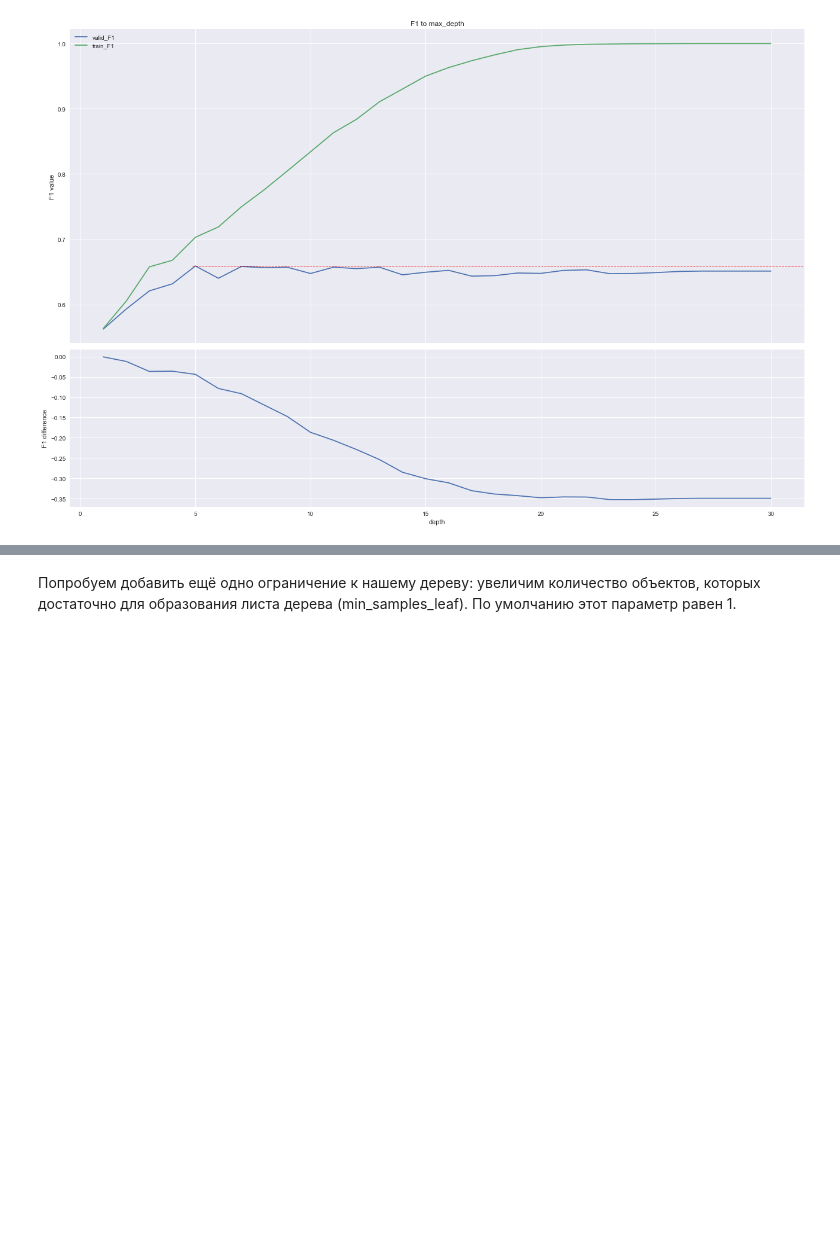
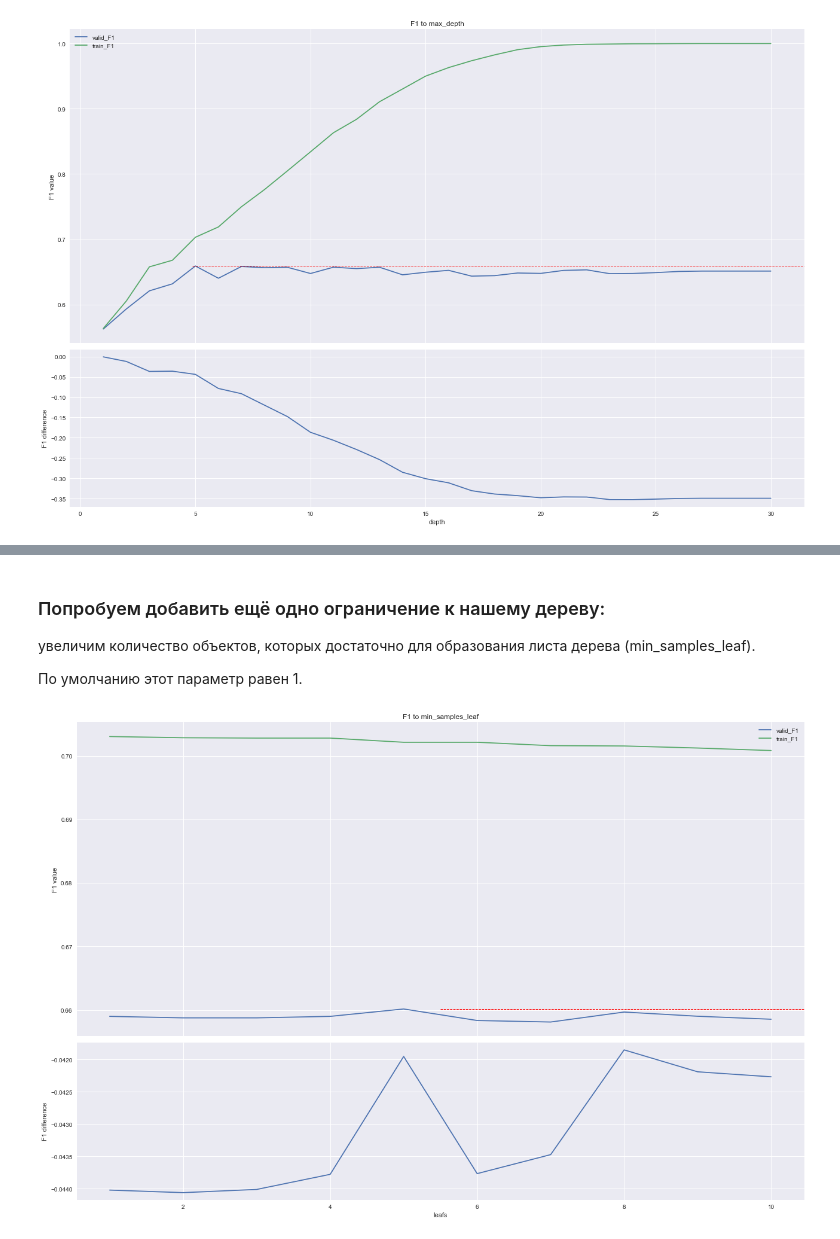
Before and after one commit to Chepell/SF_DS_Pro, a Jupyter notebook: ML-5/validation_.ipynb, the cells around one changed output, grey strips where cells are left out. Saved outputs shown, nothing was run; the diff lists cells and outputs as text; code cells hidden in the pictures; blank space fills up the shorter version.

```diff
--- a/ML-5/validation_.ipynb
+++ b/ML-5/validation_.ipynb
@@ -781,2 +784,5 @@ plt.show()
 # %% [markdown]
-Попробуем добавить ещё одно ограничение к нашему дереву: увеличим количество объектов, которых достаточно для образования листа дерева (min_samples_leaf). По умолчанию этот параметр равен 1.
+### Попробуем добавить ещё одно ограничение к нашему дереву:
+увеличим количество объектов, которых достаточно для образования листа дерева (min_samples_leaf).
+
+По умолчанию этот параметр равен 1.
@@ -782,0 +794,25 @@ plt.show()
+# %%
+for i in f1_map['leafs']:
+    model = tree.DecisionTreeClassifier(
+        criterion='entropy', # критерий информативности
+        max_depth=5, # ограничиваем глубину дерева
+        min_samples_leaf=i,
+        random_state=42, # генератор случайных чисел
+        class_weight='balanced' # веса классов
+    )
+
+    # Создаём объект кросс-валидатора k-fold со стратификацией
+    skf = model_selection.StratifiedKFold(n_splits=5)
+
+    # Считаем метрики на кросс-валидации k-fold со стратификацией
+    cv_metrics = model_selection.cross_validate(
+        estimator=model, # модель
+        X=X, # матрица наблюдений X
+        y=y, # вектор ответов y
+        cv=skf, # кросс-валидатор
+        scoring='f1', # метрика
+        return_train_score=True # подсчёт метрики на тренировочных фолдах
+    )
+
+    f1_map['train_F1'].append(np.mean(cv_metrics['train_score']))
+    f1_map['valid_F1'].append(np.mean(cv_metrics['test_score']))
@@ -782,0 +824,21 @@ plt.show()
+# %%
+valid_max = f1_df['valid_F1'].max()
+leafs_for_max = f1_df['leafs'].loc[f1_df['valid_F1'].idxmax()]
+# %%
+# Визуализируем метрики при различных значениях глубины дерева
+fig, ax = plt.subplots(2, 1, figsize=(18, 12), sharex=True, gridspec_kw={'height_ratios': [2, 1]}) # фигура + координатная плоскость
+sns.lineplot(data=f1_df, x='leafs', y='valid_F1', ax=ax[0])
+sns.lineplot(data=f1_df, x='leafs', y='train_F1', ax=ax[0])
+ax[0].set_title('F1 to min_samples_leaf')
+ax[0].set_ylabel('F1 value')
+ax[0].legend(labels=['valid_F1', 'train_F1'])
+
+ax[0].axhline(y=valid_max, xmin=leafs_for_max / f1_df['leafs'].max(), xmax=1, ls='--', c='red', lw=1)
+
+sns.lineplot(data=f1_df, x='leafs', y='f1_diff', ax=ax[1])
+ax[1].set_ylabel('F1 difference')
+
+plt.tight_layout()
+plt.show()
+# %% [output]
+[figure, added]
```
Also changed, not shown: parts of 15 cells of this notebook, 1 other file.
